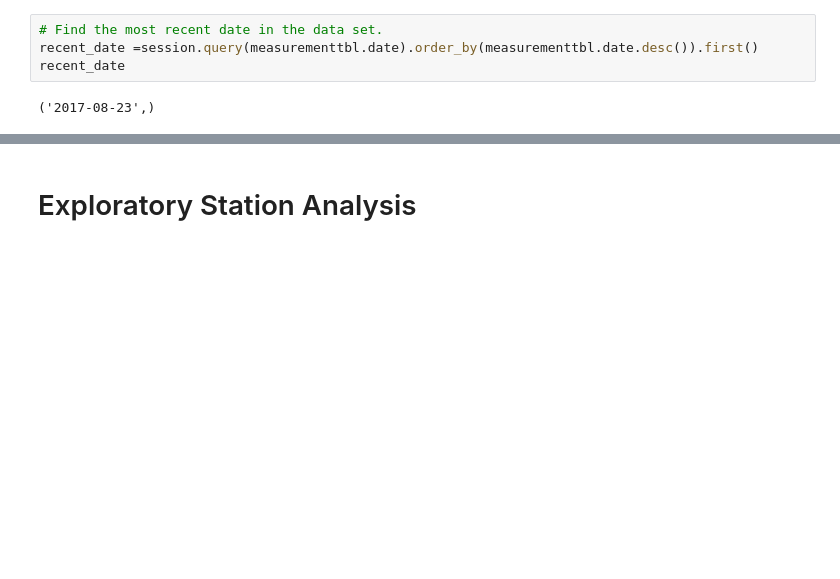
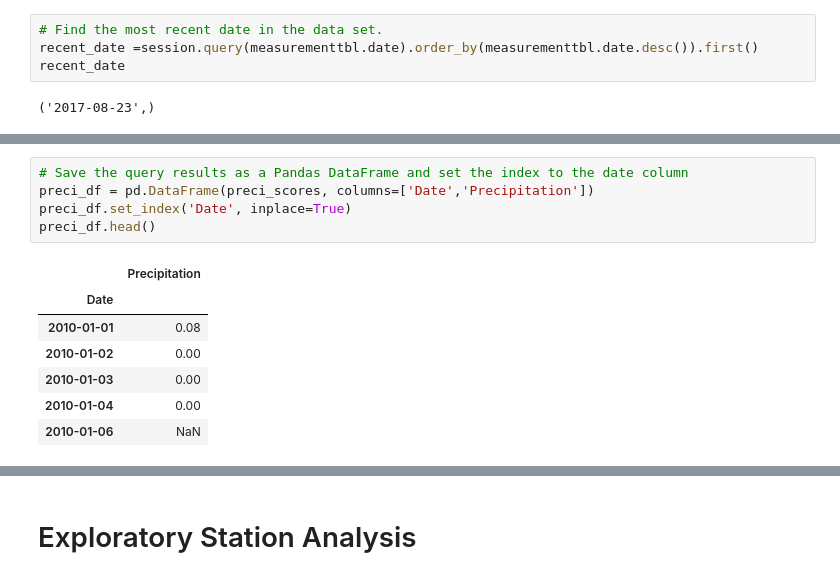
Before and after one commit to anjavelagui/SQLAlchemy-Challlenge, a Jupyter notebook: climate_starter.ipynb, the cells around one changed output, grey strips where cells are left out. Drawn from its saved outputs; the diff is of its cells as text; blank space fills up the shorter version.

```diff
--- a/climate_starter.ipynb
+++ b/climate_starter.ipynb
@@ -68,0 +79,13 @@ TypeError: strptime() argument 1 must be str, not Row
+# %%
+# Save the query results as a Pandas DataFrame and set the index to the date column
+preci_df = pd.DataFrame(preci_scores, columns=['Date','Precipitation'])
+preci_df.set_index('Date', inplace=True)
+preci_df.head()
+# %% [output]
+|  | Precipitation |
+| Date |  |
+| 2010-01-01 | 0.08 |
+| 2010-01-02 | 0.00 |
+| 2010-01-03 | 0.00 |
+| 2010-01-04 | 0.00 |
+| 2010-01-06 | NaN |
```
Also changed, not shown: parts of 13 cells of this notebook, 2 other files.
